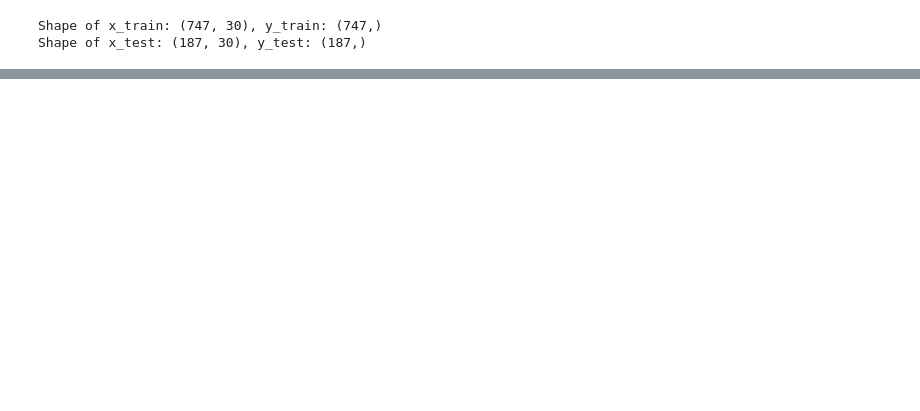
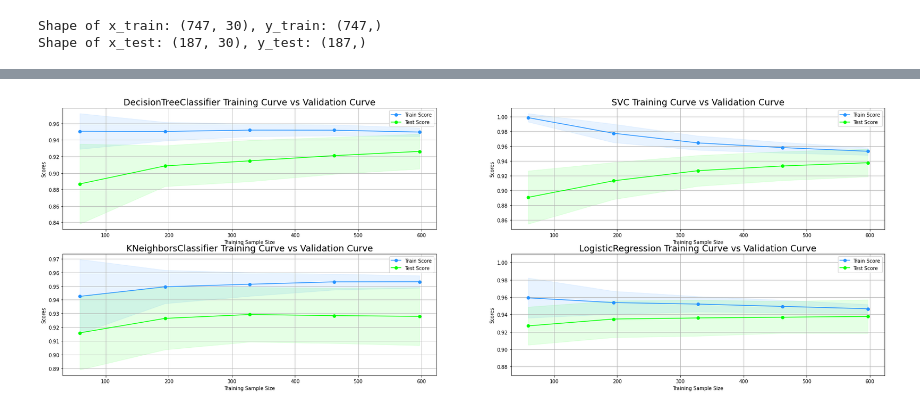
Before and after one commit to pranjaldatta/creditcard-fraud-assignment, a Jupyter notebook: notebook.ipynb, the cells around one changed output, grey strips where cells are left out. Saved outputs shown, nothing was run; the diff lists cells and outputs as text; code cells hidden in the pictures; blank space fills up the shorter version.

```diff
--- a/notebook.ipynb
+++ b/notebook.ipynb
@@ -360,0 +404,16 @@ for key, optimized_model in optimized_models.items():
+# %%
+figure, axes = plt.subplots(2, 2, figsize=(30, 10))
+ax = {
+    1: axes[0][0],
+    2: axes[0][1],
+    3: axes[1][0],
+    4: axes[1][1]
+}
+
+cv = ShuffleSplit(n_splits=100, test_size=0.2, random_state=42)
+count = 1
+for key, model in optimized_models.items():
+  compare_learning_curves(model, x_train, y_train, (0.87, 1.01), ax=ax[count], cv=cv, n_jobs=4)
+  count += 1
+# %% [output]
+[figure, added]
```
Also changed, not shown: parts of 10 cells of this notebook.
